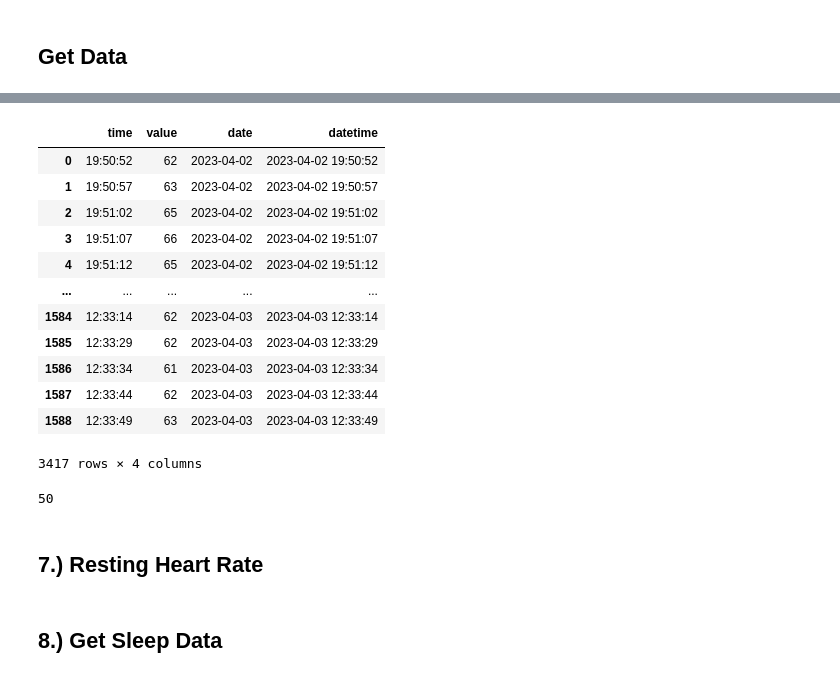
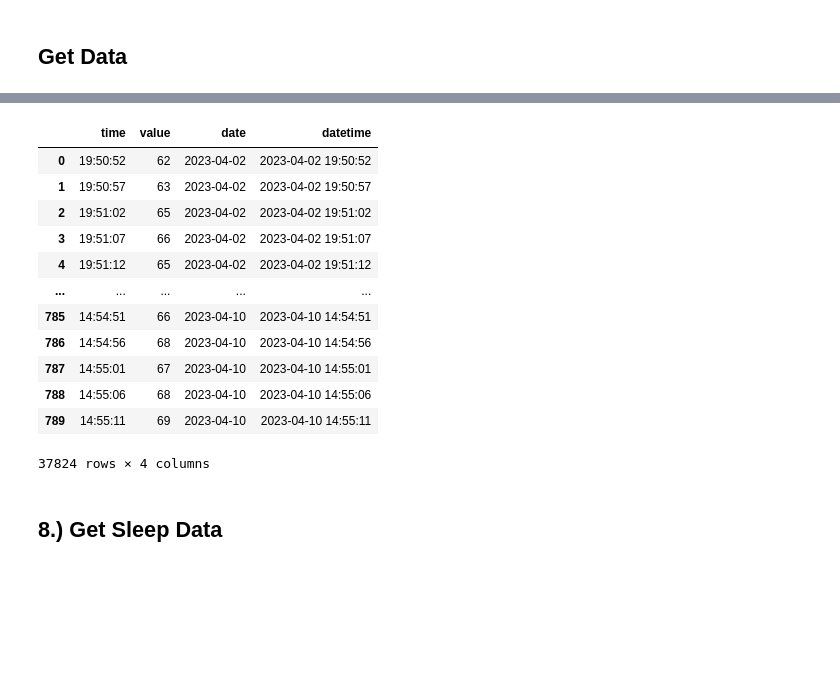
Before and after one commit to matt-nann/PulseFi, a Jupyter notebook: src/data/Fitbit_API.ipynb, the cells around one changed output, grey strips where cells are left out. Cells and saved outputs as stored; diff of their text form; code cells hidden in the pictures; blank space fills up the shorter version.

```diff
--- a/src/data/Fitbit_API.ipynb
+++ b/src/data/Fitbit_API.ipynb
@@ -15,11 +18,10 @@ import pandas as pd
 import datetime
 from src import getSecret
 
+server=Oauth2.OAuth2Server()
+server.browser_authorize()
 CLIENT_ID=getSecret('FITBIT_CLIENT_ID')
-CLIENT_SECRET=getSecret('FITBIT_CLIENT_SECRET')
-
-server=Oauth2.OAuth2Server(CLIENT_ID, CLIENT_SECRET)
-server.browser_authorize()
+CLIENT_SECRET = getSecret('FITBIT_CLIENT_SECRET')
 
 ACCESS_TOKEN=str(server.fitbit.client.session.token['access_token'])
 REFRESH_TOKEN=str(server.fitbit.client.session.token['refresh_token'])
@@ -72,38 +49,40 @@ fig.add_trace(go.Scatter(x=df_heartRate['time'], y=df_heartRate['value'], mode='
 # %%
 from datetime import datetime, timedelta
-startTime = datetime.now() - timedelta(days=7)
-endTime = datetime.now()
+startTime = datetime.strptime('2022-07-03', '%Y-%m-%d')
+endTime = datetime.strptime('2022-10-31', '%Y-%m-%d')
+endTime = datetime.now().date().strftime("%Y-%m-%d")
+startTime = (datetime.now() - timedelta(days=30)).date().strftime("%Y-%m-%d")
 date_list = []
 df_list = []
 allDates = pd.date_range(start=startTime, end = endTime)
 for oneDate in allDates:
     oneDate = oneDate.date().strftime("%Y-%m-%d")
     oneDayData = auth2_client.intraday_time_series('activities/heart', base_date=oneDate, detail_level='1sec')
     df = pd.DataFrame(oneDayData['activities-heart-intraday']['dataset'])
     date_list.append(oneDate)
     df_list.append(df)
 
 final_df_list = []
 for date, df in zip(date_list, df_list):
     if len(df) == 0:
         continue
     df.loc[:, 'date'] = pd.to_datetime(date)
     final_df_list.append(df)
 
 df_heartRate = pd.concat(final_df_list, axis = 0)
 df_heartRate['datetime'] = pd.to_datetime(df_heartRate['date']) +pd.to_timedelta(df_heartRate['time'])
 display(df_heartRate)
 # %% [output]
 |  | time | value | date | datetime |
 | 0 | 19:50:52 | 62 | 2023-04-02 | 2023-04-02 19:50:52 |
 | 1 | 19:50:57 | 63 | 2023-04-02 | 2023-04-02 19:50:57 |
 | 2 | 19:51:02 | 65 | 2023-04-02 | 2023-04-02 19:51:02 |
 | 3 | 19:51:07 | 66 | 2023-04-02 | 2023-04-02 19:51:07 |
 | 4 | 19:51:12 | 65 | 2023-04-02 | 2023-04-02 19:51:12 |
 | ... | ... | ... | ... | ... |
-| 1584 | 12:33:14 | 62 | 2023-04-03 | 2023-04-03 12:33:14 |
-| 1585 | 12:33:29 | 62 | 2023-04-03 | 2023-04-03 12:33:29 |
-| 1586 | 12:33:34 | 61 | 2023-04-03 | 2023-04-03 12:33:34 |
-| 1587 | 12:33:44 | 62 | 2023-04-03 | 2023-04-03 12:33:44 |
-| 1588 | 12:33:49 | 63 | 2023-04-03 | 2023-04-03 12:33:49 |
+| 785 | 14:54:51 | 66 | 2023-04-10 | 2023-04-10 14:54:51 |
+| 786 | 14:54:56 | 68 | 2023-04-10 | 2023-04-10 14:54:56 |
+| 787 | 14:55:01 | 67 | 2023-04-10 | 2023-04-10 14:55:01 |
+| 788 | 14:55:06 | 68 | 2023-04-10 | 2023-04-10 14:55:06 |
+| 789 | 14:55:11 | 69 | 2023-04-10 | 2023-04-10 14:55:11 |
-3417 rows × 4 columns
+37824 rows × 4 columns
@@ -112,9 +94,3 @@ import plotly.graph_objects as go
 
 fig = go.Figure()
 fig.add_trace(go.Scatter(x=df_heartRate['datetime'], y=df_heartRate['value'], mode='lines', name='Heart Rate'))
-# %%
-oneDayData['activities-heart'][0]['value']['restingHeartRate']
-# %% [output]
-50
-# %% [markdown]
-## 7.) Resting Heart Rate
```
Also changed, not shown: parts of 11 cells of this notebook, 9 other files.
